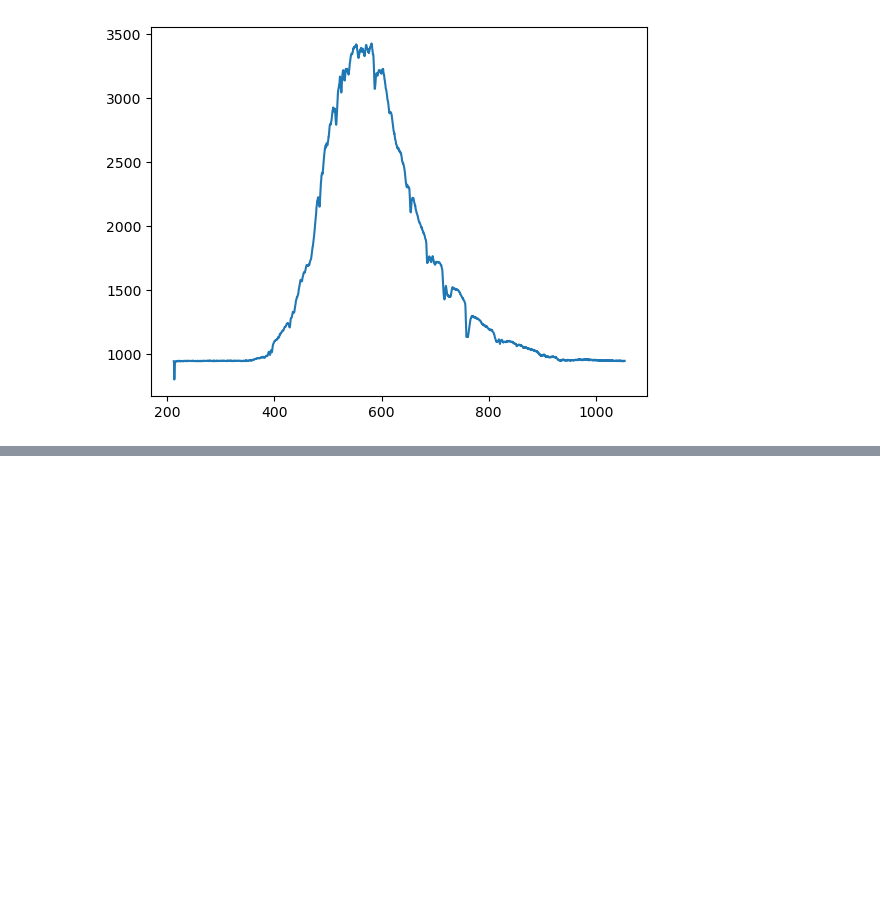
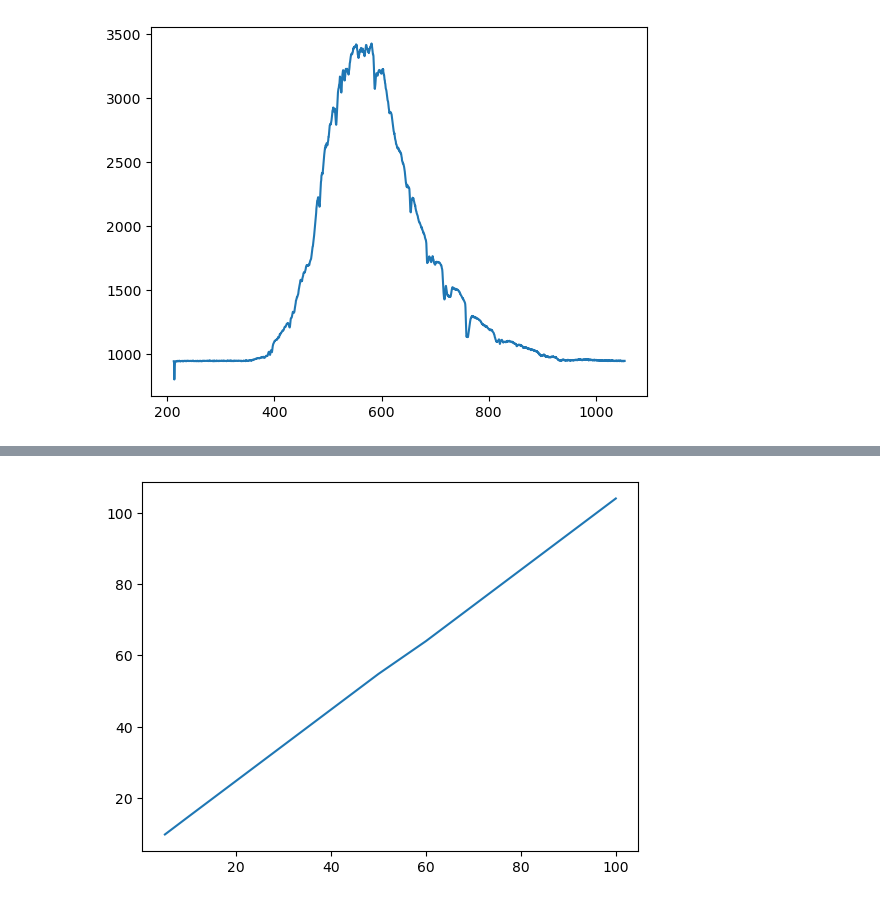
Before and after one commit to Bruyant/MChD-python, a Jupyter notebook: src/SpectrometerTiming.ipynb, the cells around one changed output, grey strips where cells are left out. Saved outputs shown, nothing was run; the diff lists cells and outputs as text; code cells hidden in the pictures; blank space fills up the shorter version.

Commit message:
Timing measures

```diff
--- a/src/SpectrometerTiming.ipynb
+++ b/src/SpectrometerTiming.ipynb
@@ -90,0 +110,9 @@ plt.show()
+# %%
+timings = {"acquired spectrums": 1000,
+           "integration time (ms)": [5, 10, 20, 30, 40, 50, 60, 70, 80, 90, 100],
+           "Wall time (s)": [9.77, 14.8, 24.8, 34.8, 44.8, 54.8, 64, 74, 84, 94, 104] }
+
+plt.plot(timings["integration time (ms)"], timings["Wall time (s)"])
+plt.show()
+# %% [output]
+[figure, added]
```
Also changed, not shown: parts of 3 cells of this notebook.
